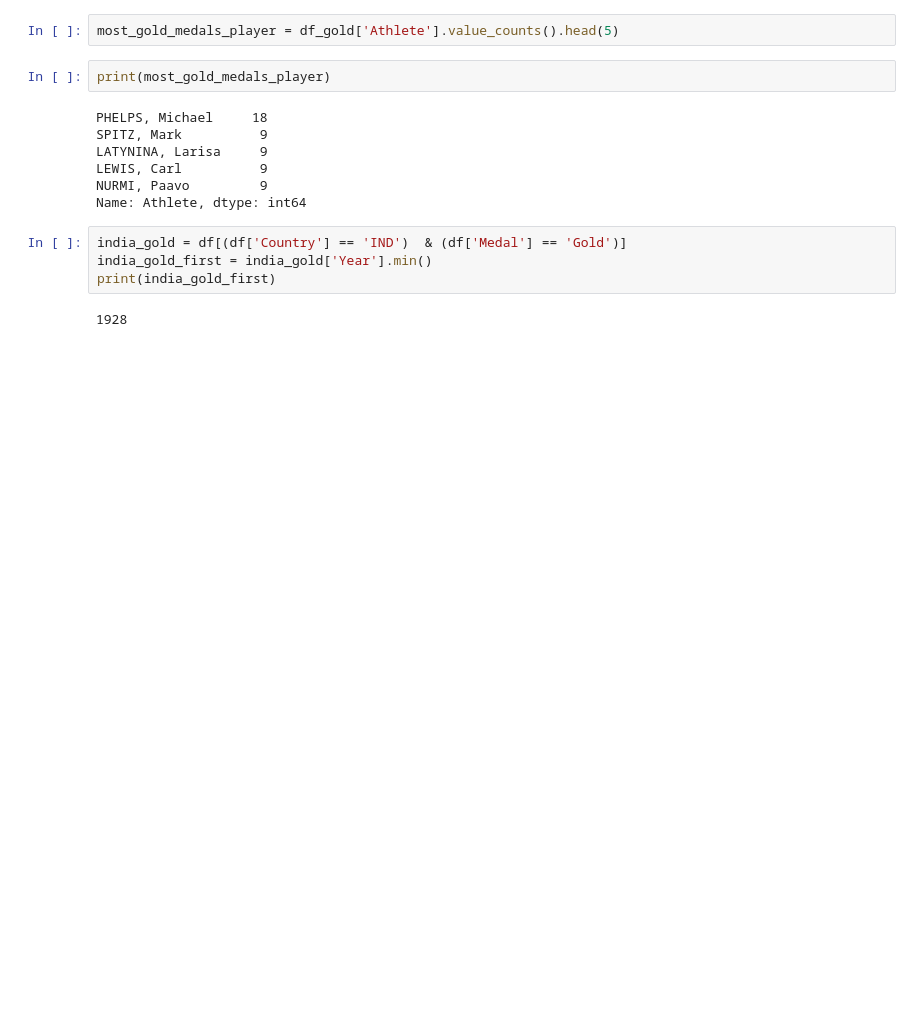
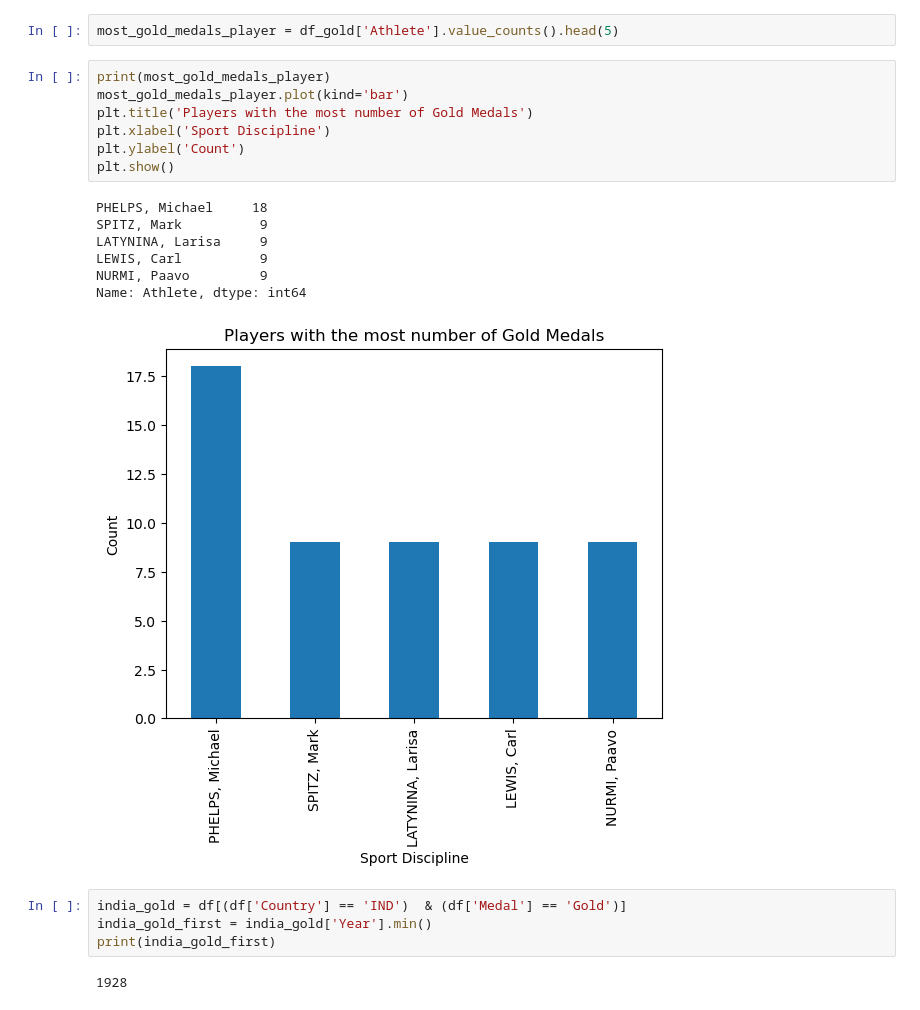
Before and after one commit to Ashv-in/summer_olympics, a Jupyter notebook: olympics.ipynb, the cells around one changed output. Drawn from its saved outputs; the diff is of its cells as text; blank space fills up the shorter version.

```diff
--- a/olympics.ipynb
+++ b/olympics.ipynb
@@ -66,13 +85,19 @@ Name: Athlete, dtype: int64
 most_gold_medals_player = df_gold['Athlete'].value_counts().head(5)
 # %%
 print(most_gold_medals_player)
+most_gold_medals_player.plot(kind='bar')
+plt.title('Players with the most number of Gold Medals')
+plt.xlabel('Sport Discipline')
+plt.ylabel('Count')
+plt.show()
 # %% [output]
 PHELPS, Michael     18
 SPITZ, Mark          9
 LATYNINA, Larisa     9
 LEWIS, Carl          9
 NURMI, Paavo         9
 Name: Athlete, dtype: int64
+[figure, added]
 # %%
 india_gold = df[(df['Country'] == 'IND')  & (df['Medal'] == 'Gold')]
 india_gold_first = india_gold['Year'].min()
```
Also changed, not shown: parts of 5 cells of this notebook.
